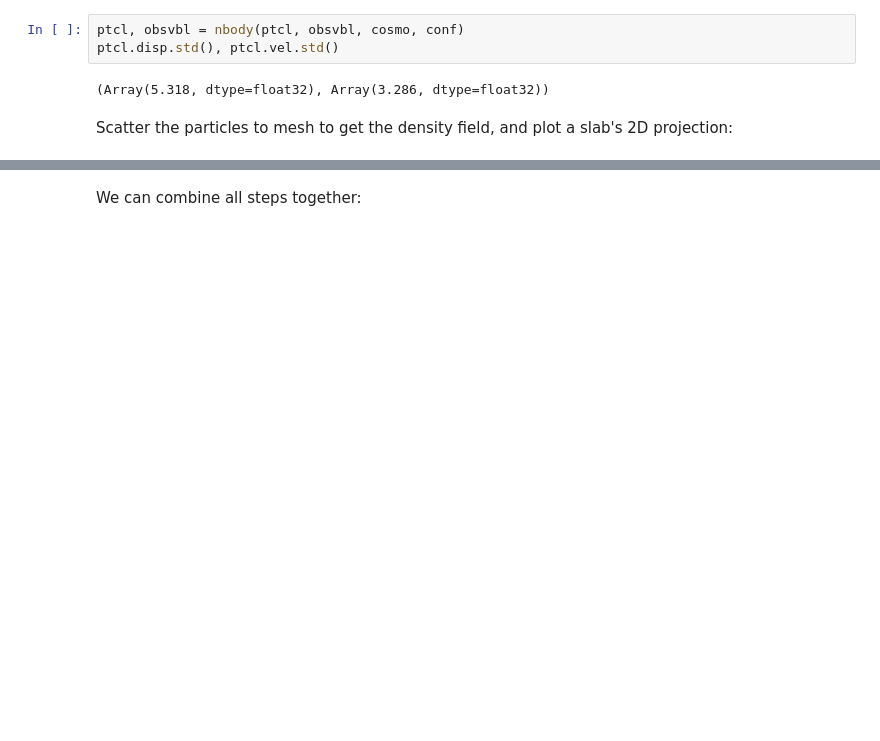
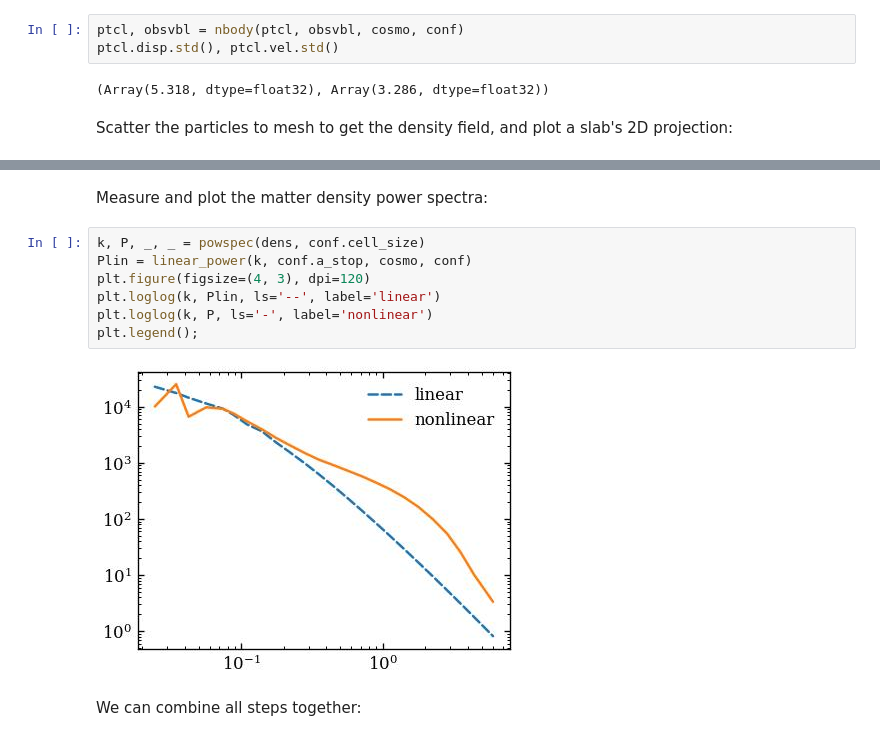
Before and after one commit to eelregit/pmwd, a Jupyter notebook: docs/examples/quickstart.ipynb, the cells around one changed output, grey strips where cells are left out. Saved outputs shown, nothing was run; the diff lists cells and outputs as text; blank space fills up the shorter version.

Commit message:
Add power spectra in quickstart

```diff
--- a/docs/examples/quickstart.ipynb
+++ b/docs/examples/quickstart.ipynb
@@ -138,5 +140,16 @@ fig, ax = simshow(dens[:16].mean(axis=0), norm='CosmicWebNorm')
 # %% [output]
 [figure]
+# %% [markdown]
+Measure and plot the matter density power spectra:
+# %%
+k, P, _, _ = powspec(dens, conf.cell_size)
+Plin = linear_power(k, conf.a_stop, cosmo, conf)
+plt.figure(figsize=(4, 3), dpi=120)
+plt.loglog(k, Plin, ls='--', label='linear')
+plt.loglog(k, P, ls='-', label='nonlinear')
+plt.legend();
+# %% [output]
+[figure, added]
 # %% [markdown]
 We can combine all steps together:
 # %%
```
Also changed, not shown: parts of 10 cells of this notebook.
